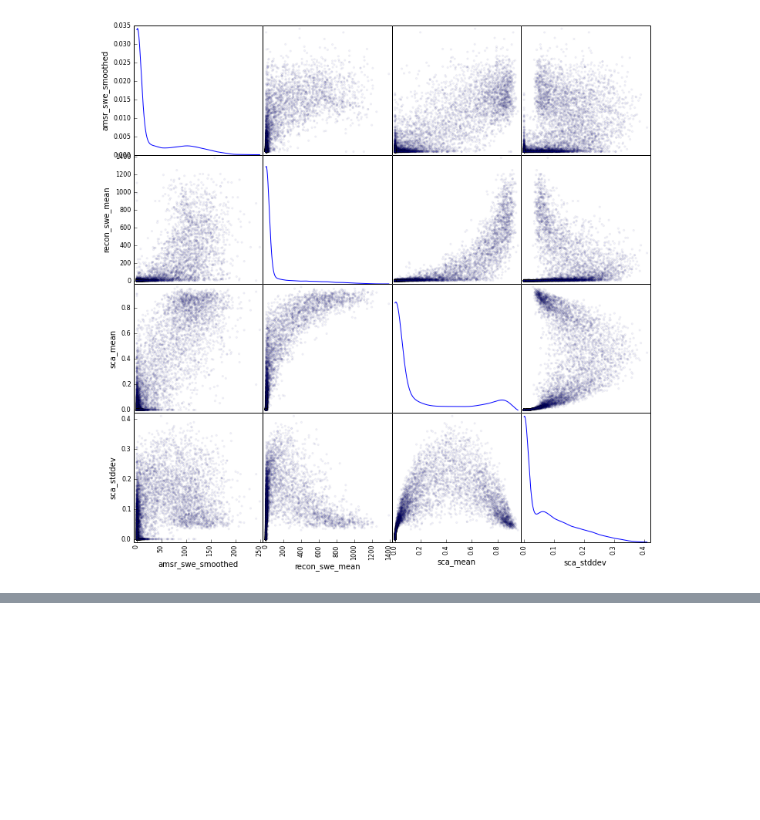
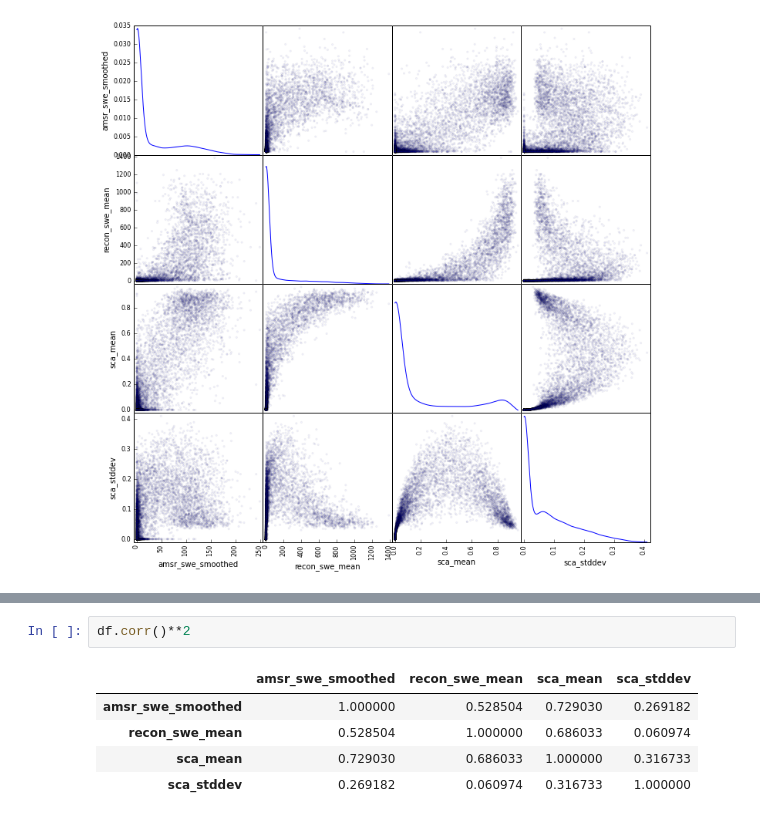
Before and after one commit to tomquisel/snow_melt, a Jupyter notebook: Explore training data.ipynb, the cells around one changed output, grey strips where cells are left out. Cells and saved outputs as stored; diff of their text form; blank space fills up the shorter version.

```diff
--- a/Explore training data.ipynb
+++ b/Explore training data.ipynb
@@ -76,0 +85,8 @@ array([[<matplotlib.axes.AxesSubplot object at 0x...>,
+# %%
+df.corr()**2
+# %% [output]
+|  | amsr_swe_smoothed | recon_swe_mean | sca_mean | sca_stddev |
+| amsr_swe_smoothed | 1.000000 | 0.528504 | 0.729030 | 0.269182 |
+| recon_swe_mean | 0.528504 | 1.000000 | 0.686033 | 0.060974 |
+| sca_mean | 0.729030 | 0.686033 | 1.000000 | 0.316733 |
+| sca_stddev | 0.269182 | 0.060974 | 0.316733 | 1.000000 |
```
Also changed, not shown: parts of 1 cell of this notebook, 4 other files.
